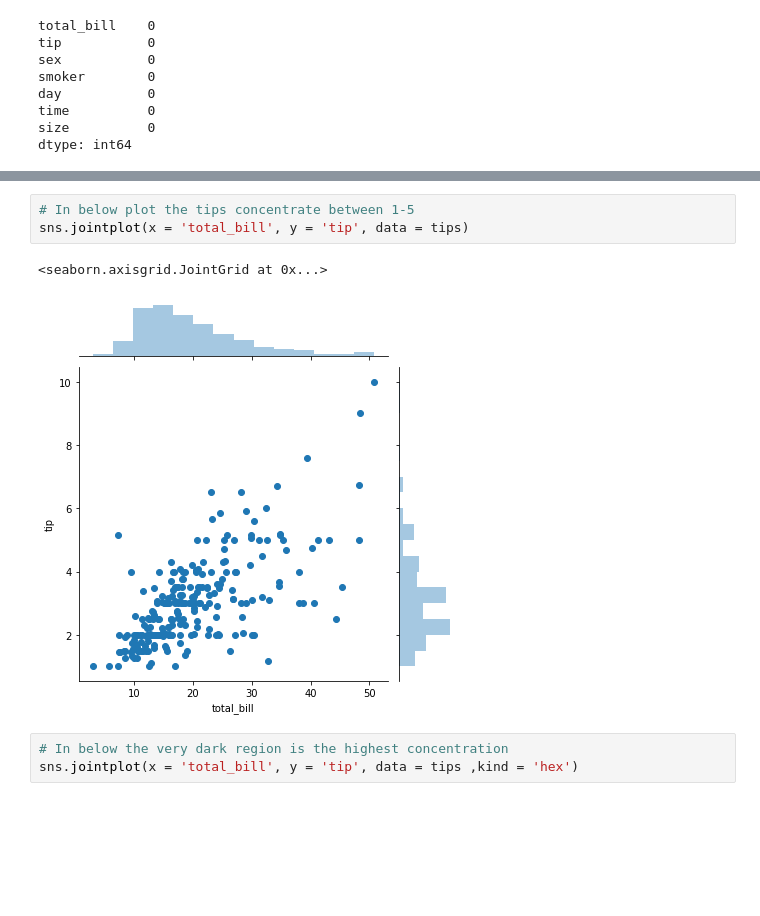
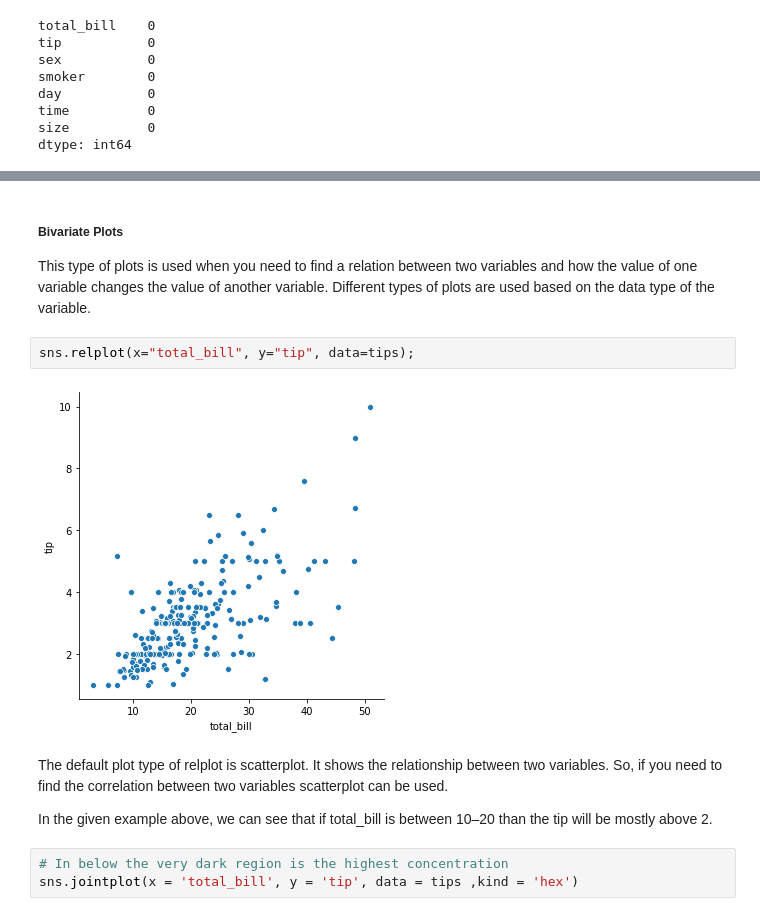
Before and after one commit to HenkT28/Fundamentals_Of_Data_Analysis_Assessment, a Jupyter notebook: Tips_Dataset.ipynb, the cells around one changed output, grey strips where cells are left out. Saved outputs shown, nothing was run; the diff lists cells and outputs as text; blank space fills up the shorter version.

Commit message:
Added more plots to the different tasks.

```diff
--- a/Tips_Dataset.ipynb
+++ b/Tips_Dataset.ipynb
@@ -110,9 +134,15 @@ dtype: int64
+# %% [markdown]
+##### Bivariate Plots
+
+This type of plots is used when you need to find a relation between two variables and how the value of one variable changes the value of another variable. Different types of plots are used based on the data type of the variable.
 # %%
-# In below plot the tips concentrate between 1-5
-sns.jointplot(x = 'total_bill', y = 'tip', data = tips)
+sns.relplot(x="total_bill", y="tip", data=tips);
 # %% [output]
-<seaborn.axisgrid.JointGrid at 0x...>
-[figure, old version]
+[figure, new version]
+# %% [markdown]
+The default plot type of relplot is scatterplot. It shows the relationship between two variables. So, if you need to find the correlation between two variables scatterplot can be used.
+
+In the given example above, we can see that if total_bill is between 10–20 than the tip will be mostly above 2.
 # %%
 # In below the very dark region is the highest concentration
 sns.jointplot(x = 'total_bill', y = 'tip', data = tips ,kind = 'hex')
```
Also changed, not shown: parts of 23 cells of this notebook.
